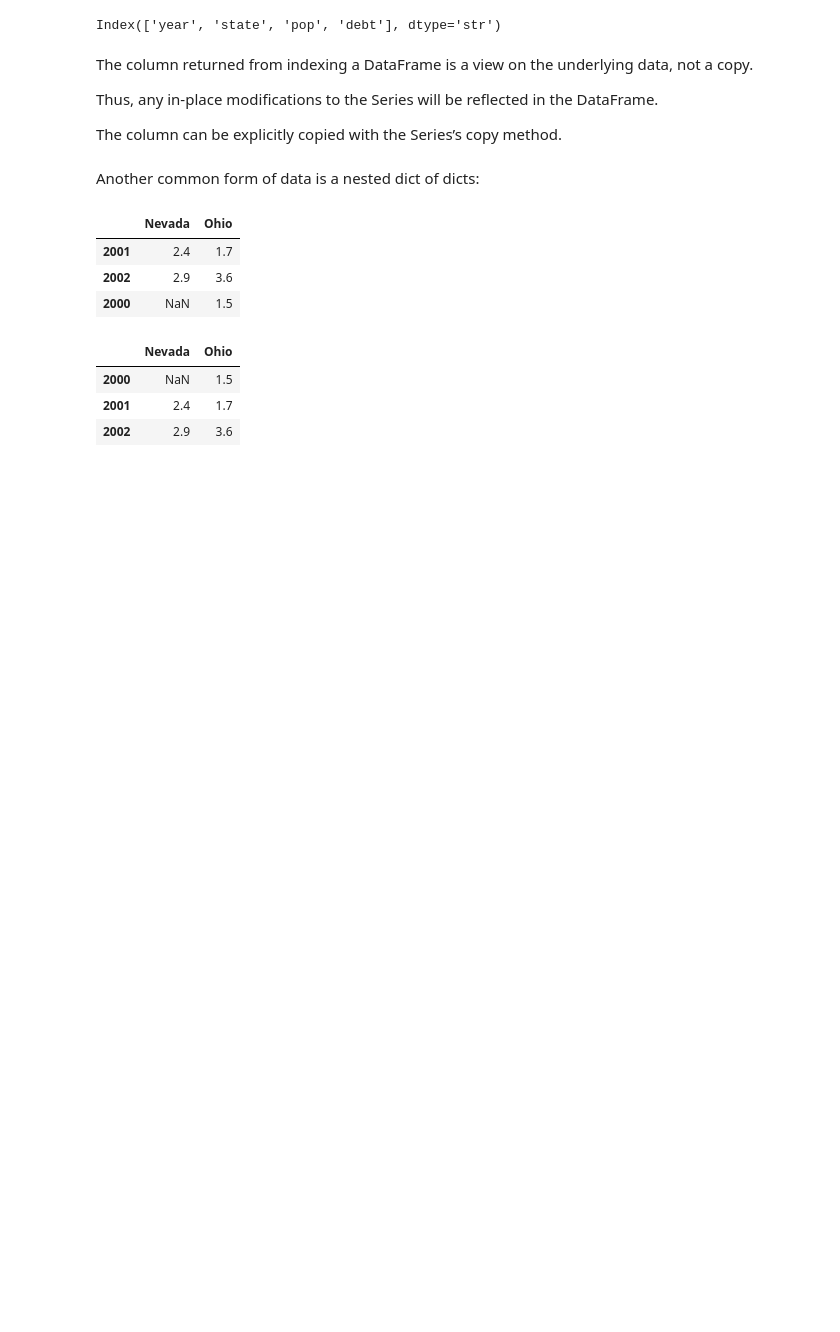
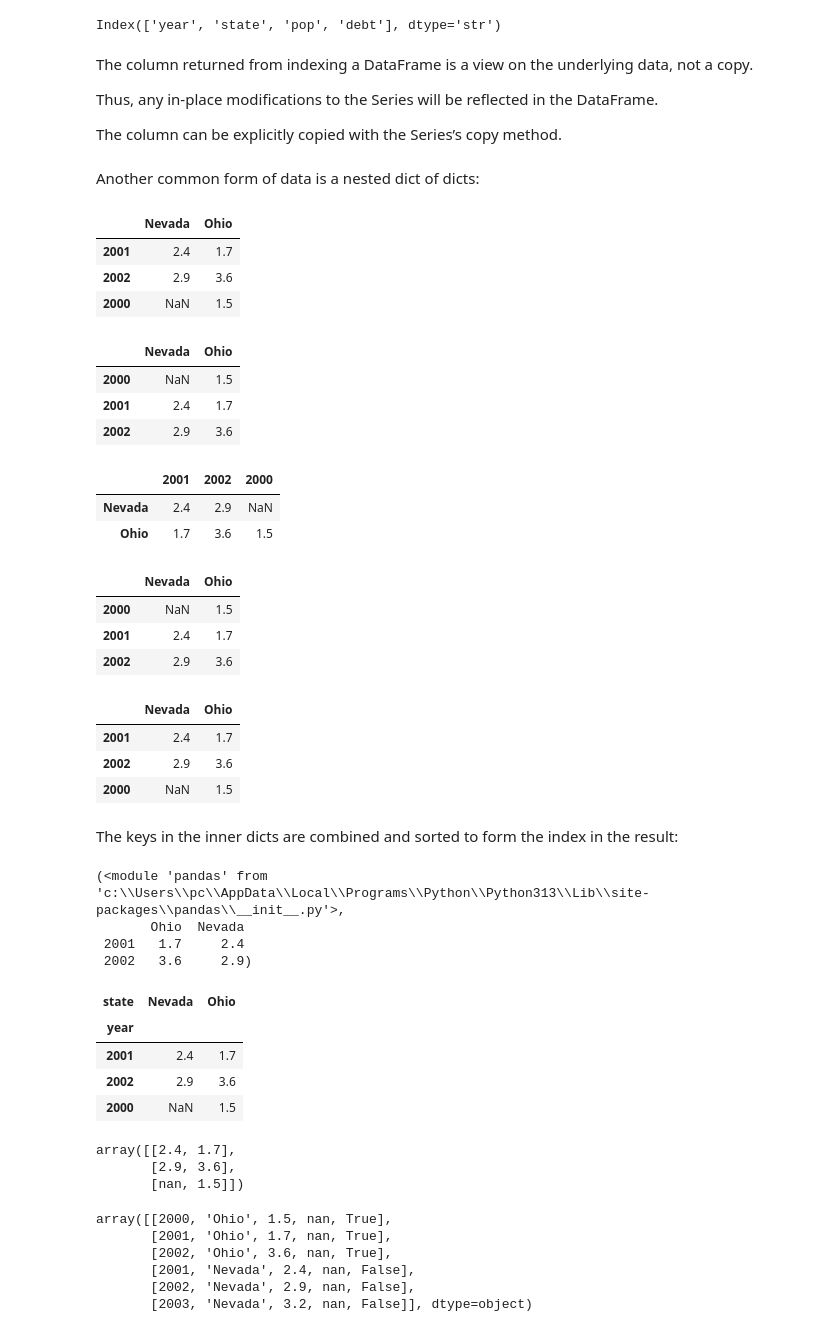
Before and after one commit to JayZeus999/PDS-Handbook, a Jupyter notebook: Chapter_5/chapter_5.ipynb, the cells around one changed output. Drawn from its saved outputs; the diff is of its cells as text; code cells hidden in the pictures; blank space fills up the shorter version.

Commit message:
Use keys to select portions of result; display frame values

```diff
--- a/Chapter_5/chapter_5.ipynb
+++ b/Chapter_5/chapter_5.ipynb
@@ -397,3 +397,26 @@ frame3.sort_index()
 | 2000 | NaN | 1.5 |
 | 2001 | 2.4 | 1.7 |
 | 2002 | 2.9 | 3.6 |
+# %%
+frame3.T
+# %% [output]
+|  | 2001 | 2002 | 2000 |
+| Nevada | 2.4 | 2.9 | NaN |
+| Ohio | 1.7 | 3.6 | 1.5 |
+# %%
+pd.DataFrame(pop, index=[2000, 2001, 2002])
+# %% [output]
+|  | Nevada | Ohio |
+| 2000 | NaN | 1.5 |
+| 2001 | 2.4 | 1.7 |
+| 2002 | 2.9 | 3.6 |
+# %%
+frame3
+# %% [output]
+|  | Nevada | Ohio |
+| 2001 | 2.4 | 1.7 |
+| 2002 | 2.9 | 3.6 |
+| 2000 | NaN | 1.5 |
+# %% [markdown]
+The keys in the inner dicts are combined and sorted to form the index in the
+ result:
@@ -399,0 +426,32 @@ frame3.sort_index()
+# %%
+pd,DataFrame(pdata)
+# %% [output]
+(<module 'pandas' from 'c:\\Users\\pc\\AppData\\Local\\Programs\\Python\\Python313\\Lib\\site-packages\\pandas\\__init__.py'>,
+       Ohio  Nevada
+ 2001   1.7     2.4
+ 2002   3.6     2.9)
+# %%
+frame3.index.name = "year"; frame3.columns.name = "state"
+
+frame3
+# %% [output]
+| state | Nevada | Ohio |
+| year |  |  |
+| 2001 | 2.4 | 1.7 |
+| 2002 | 2.9 | 3.6 |
+| 2000 | NaN | 1.5 |
+# %%
+frame3.values
+# %% [output]
+array([[2.4, 1.7],
+       [2.9, 3.6],
+       [nan, 1.5]])
+# %%
+frame2.values
+# %% [output]
+array([[2000, 'Ohio', 1.5, nan, True],
+       [2001, 'Ohio', 1.7, nan, True],
+       [2002, 'Ohio', 3.6, nan, True],
+       [2001, 'Nevada', 2.4, nan, False],
+       [2002, 'Nevada', 2.9, nan, False],
+       [2003, 'Nevada', 3.2, nan, False]], dtype=object)
```
Also changed, not shown: parts of 2 cells of this notebook.
